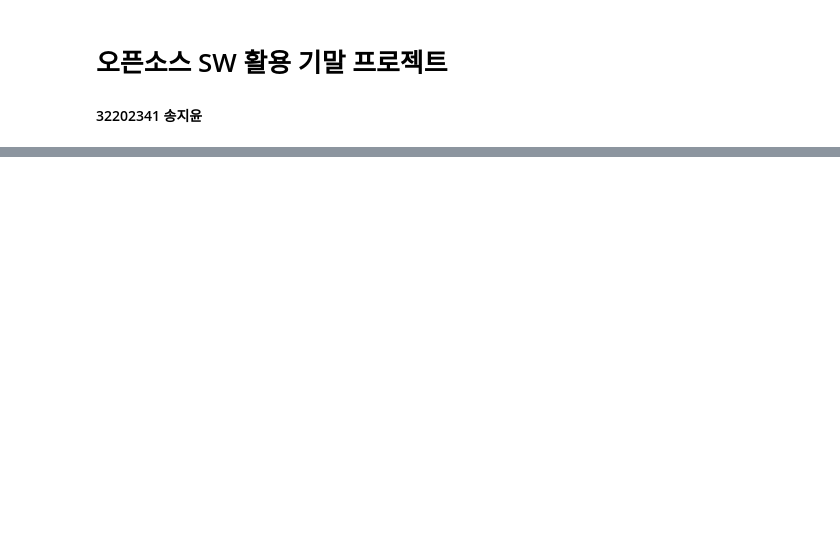
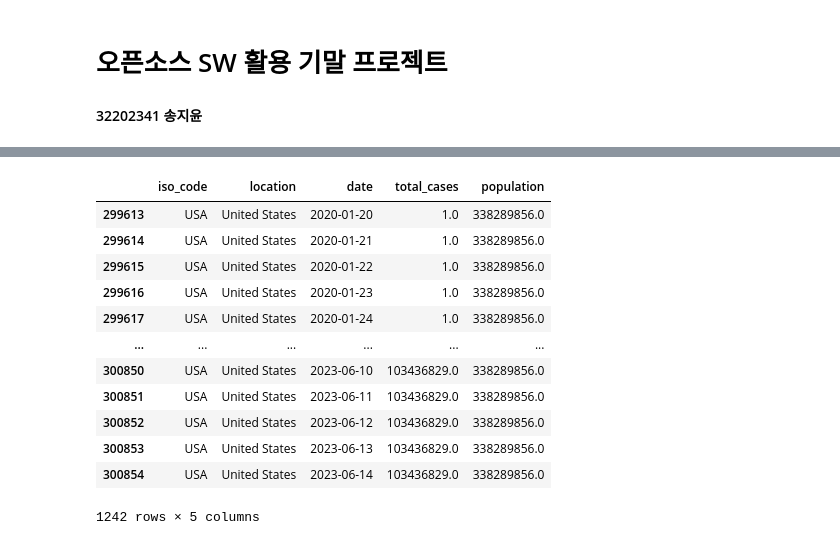
Before and after one commit to sojoyfulyouth/Pandas_DataAnalysis, a Jupyter notebook: Final project/final.ipynb, the cells around one changed output, grey strips where cells are left out. Saved outputs shown, nothing was run; the diff lists cells and outputs as text; code cells hidden in the pictures; blank space fills up the shorter version.

```diff
--- a/Final project/final.ipynb
+++ b/Final project/final.ipynb
@@ -39,0 +89,5 @@ print(df)
+# %%
+# 미국 데이터 프레임 생성
+df_usa = df_owid_filtered[df_owid_filtered.location=='United States']
+
+df_usa.head()
@@ -39,0 +101,18 @@ print(df)
+# %%
+# 결측치 제거
+df_usa=df_usa.dropna()
+df_usa
+# %% [output]
+|  | iso_code | location | date | total_cases | population |
+| 299613 | USA | United States | 2020-01-20 | 1.0 | 338289856.0 |
+| 299614 | USA | United States | 2020-01-21 | 1.0 | 338289856.0 |
+| 299615 | USA | United States | 2020-01-22 | 1.0 | 338289856.0 |
+| 299616 | USA | United States | 2020-01-23 | 1.0 | 338289856.0 |
+| 299617 | USA | United States | 2020-01-24 | 1.0 | 338289856.0 |
+| ... | ... | ... | ... | ... | ... |
+| 300850 | USA | United States | 2023-06-10 | 103436829.0 | 338289856.0 |
+| 300851 | USA | United States | 2023-06-11 | 103436829.0 | 338289856.0 |
+| 300852 | USA | United States | 2023-06-12 | 103436829.0 | 338289856.0 |
+| 300853 | USA | United States | 2023-06-13 | 103436829.0 | 338289856.0 |
+| 300854 | USA | United States | 2023-06-14 | 103436829.0 | 338289856.0 |
+1242 rows × 5 columns
```
Also changed, not shown: parts of 24 cells of this notebook.
